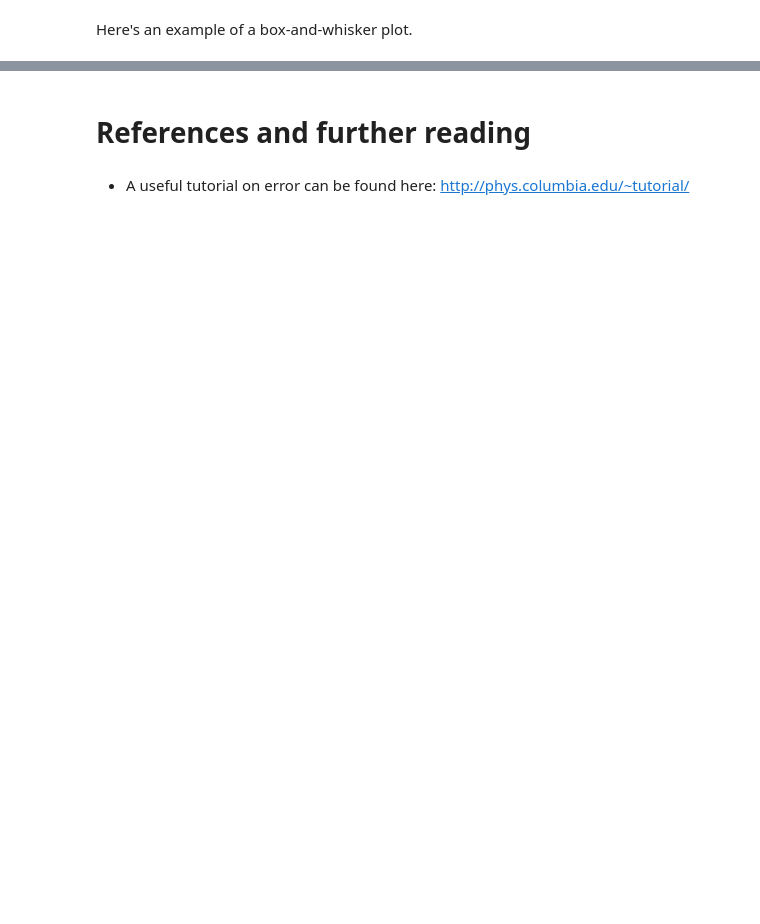
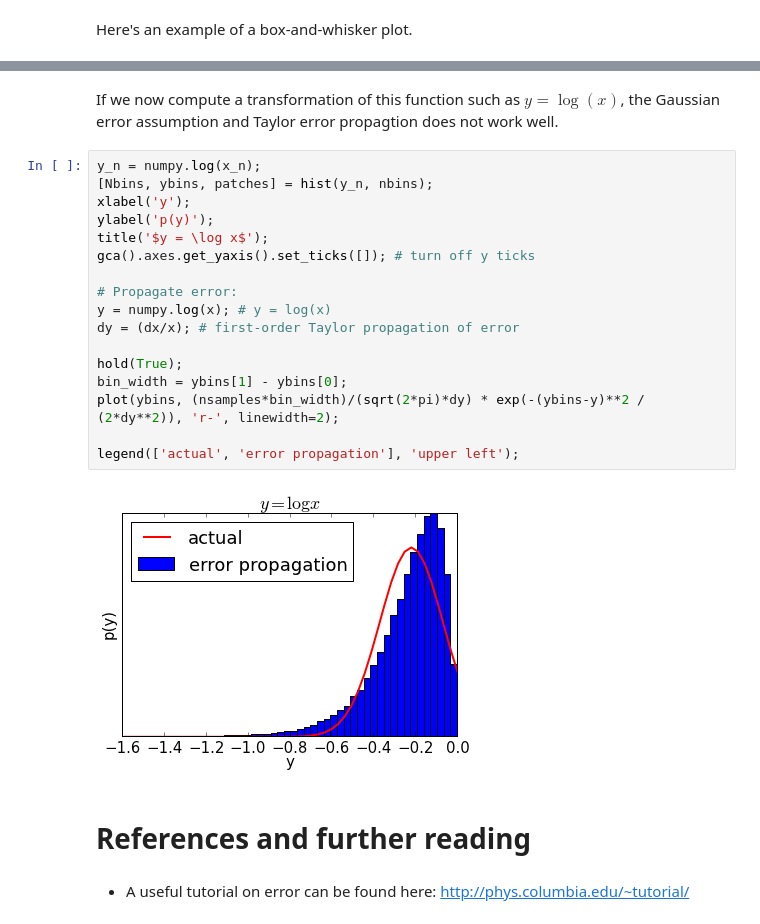
Before and after one commit to choderalab/cadd-grc-2013, a Jupyter notebook: notebooks/Propagation of error.ipynb, the cells around one changed output, grey strips where cells are left out. Saved outputs shown, nothing was run; the diff lists cells and outputs as text; blank space fills up the shorter version.

```diff
--- a/notebooks/Propagation of error.ipynb
+++ b/notebooks/Propagation of error.ipynb
@@ -100,3 +126,24 @@ xlabel('measurement')
+# %% [markdown]
+If we now compute a transformation of this function such as $y = \log(x)$, the Gaussian error assumption and Taylor error propagtion does not work well.
+# %%
+y_n = numpy.log(x_n);
+[Nbins, ybins, patches] = hist(y_n, nbins);
+xlabel('y');
+ylabel('p(y)');
+title('$y = \log x$');
+gca().axes.get_yaxis().set_ticks([]); # turn off y ticks
+
+# Propagate error:
+y = numpy.log(x); # y = log(x)
+dy = (dx/x); # first-order Taylor propagation of error
+
+hold(True);
+bin_width = ybins[1] - ybins[0];
+plot(ybins, (nsamples*bin_width)/(sqrt(2*pi)*dy) * exp(-(ybins-y)**2 / (2*dy**2)), 'r-', linewidth=2);
+
+legend(['actual', 'error propagation'], 'upper left');
+# %% [output]
+[figure, added]
 # %% [markdown]
 # References and further reading
 # %% [markdown]
```
Also changed, not shown: parts of 8 cells of this notebook, 5 other files.
